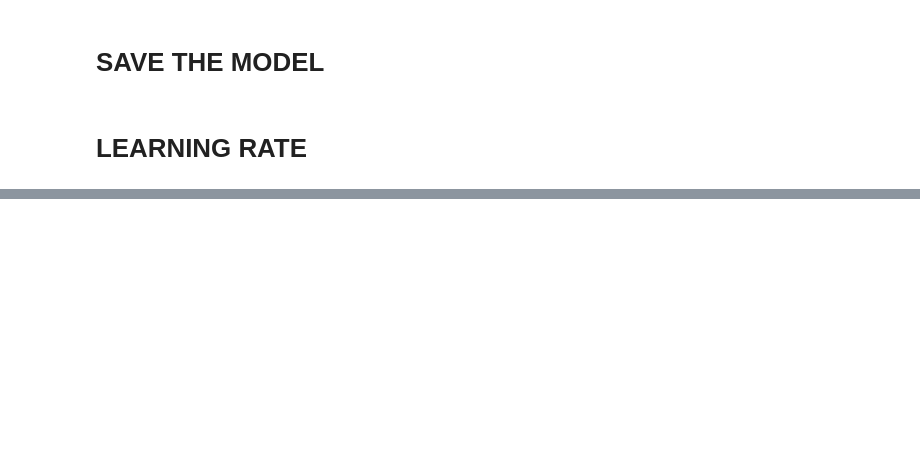
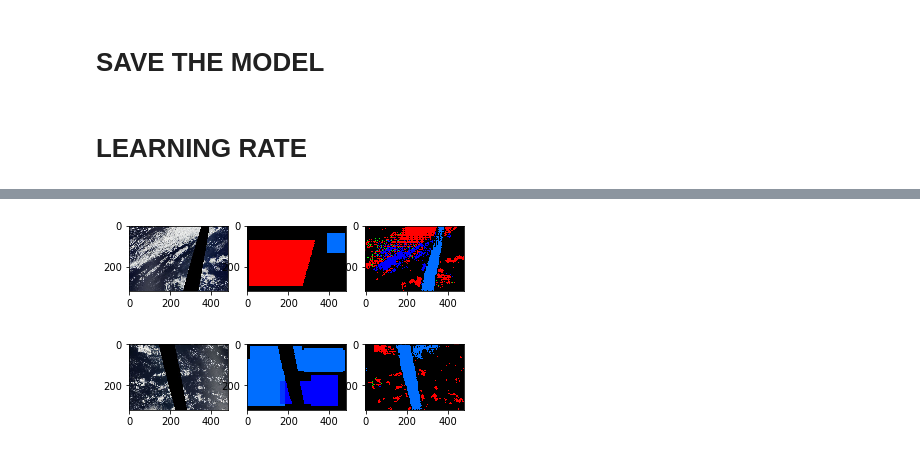
Before and after one commit to DeftEye/TraitementDeNuages, a Jupyter notebook: main.ipynb, the cells around one changed output, grey strips where cells are left out. Cells and saved outputs as stored; diff of their text form; code cells hidden in the pictures; blank space fills up the shorter version.

Commit message:
multi-nuage et data augmentation

```diff
--- a/main.ipynb
+++ b/main.ipynb
@@ -114,7 +171,7 @@ import torch
 from unet import *
 model = UNet(in_channels=3,
              out_channels=4,
-             n_blocks=2,
+             n_blocks=4,
              start_filters=32,
              activation='relu',
              normalization='batch',
@@ -261,0 +330,87 @@ fig = plot_training(training_losses, validation_losses, lr_rates, gaussian=True,
+# %%
+import math
+from sklearn.model_selection import train_test_split
+
+import pathlib
+
+random_seed = 42
+
+# root directory
+root = pathlib.Path.cwd() / 'understanding_cloud_organization'
+def get_filenames_of_path(path: pathlib.Path, ext: str = '*'):
+    """Returns a list of files in a directory/path. Uses pathlib."""
+    filenames = [file for file in path.glob(ext) if file.is_file()]
+    return filenames
+
+# input and target files
+inputs = get_filenames_of_path(root / 'train_images_320')
+targets = get_filenames_of_path(root / 'train_images_320_Black_Fish_Gravel_Sugar_Flower')
+
+model.eval()   # Set model to evaluate mode
+
+train_size = 0.8  # 80:20 split
+inputs_train, inputs_valid = train_test_split(
+    inputs,
+    random_state=random_seed,
+    train_size=train_size,
+    shuffle=True)
+
+test_dataset = SegmentationDataSet(inputs=inputs_train,
+                                    targets=targets_train,
+                                    transform=transforms)
+
+test_loader = SegmentationDataSet(inputs=inputs_train,
+                                    targets=targets_train,
+                                    transform=transforms)
+
+# dataloader training
+dataloader_training = DataLoader(dataset=dataset_train,
+                                 batch_size=2,
+                                 shuffle=False)
+# dataloader validation
+dataloader_validation = DataLoader(dataset=dataset_valid,
+                                   batch_size=2,
+                                   shuffle=False)
+
+x, y = next(iter(dataloader_training))
+true_inputs = x.to(device)
+true_labels = y.to(device)
+
+pred = model(true_inputs).cpu()
+out_pred = torch.softmax(pred, dim=1).detach()
+
+
+true_inputs = true_inputs.cpu()
+true_labels = true_labels.cpu()
+
+
+
+import torchvision.utils
+from skimage.io import imread
+import numpy as np
+import helper
+
+def reverse_transform(inp):
+    inp = inp.numpy()
+    inp = np.moveaxis(inp, -1, 0)
+    inp = np.moveaxis(inp, -1, 0)
+    input_asarray = np.clip(inp, 0, 1)
+    input_asarray = (input_asarray * 255).astype(np.uint8)
+    return input_asarray
+
+# Change channel-order and make 3 channels for matplot
+input_images_rgb = [reverse_transform(x) for x in true_inputs]
+
+# Map each channel (i.e. class) to each color
+target_masks_rgb = [helper.masks_to_colorimg(x.cpu(), "xD") for x in true_labels]
+
+pred_rgb = [helper.masks_to_colorimg(x, "xD") for x in out_pred]
+
+f, axarr = plt.subplots(2,3)
+axarr[0][0].imshow(input_images_rgb[0])
+axarr[0][1].imshow(target_masks_rgb[0])
+axarr[0][2].imshow(pred_rgb[0])
+axarr[1][0].imshow(input_images_rgb[1])
+axarr[1][1].imshow(target_masks_rgb[1])
+axarr[1][2].imshow(pred_rgb[1])
+# %% [output]
@@ -261,0 +418 @@ fig = plot_training(training_losses, validation_losses, lr_rates, gaussian=True,
+[figure, added]
```
Also changed, not shown: parts of 11 cells of this notebook, 7 other files.
